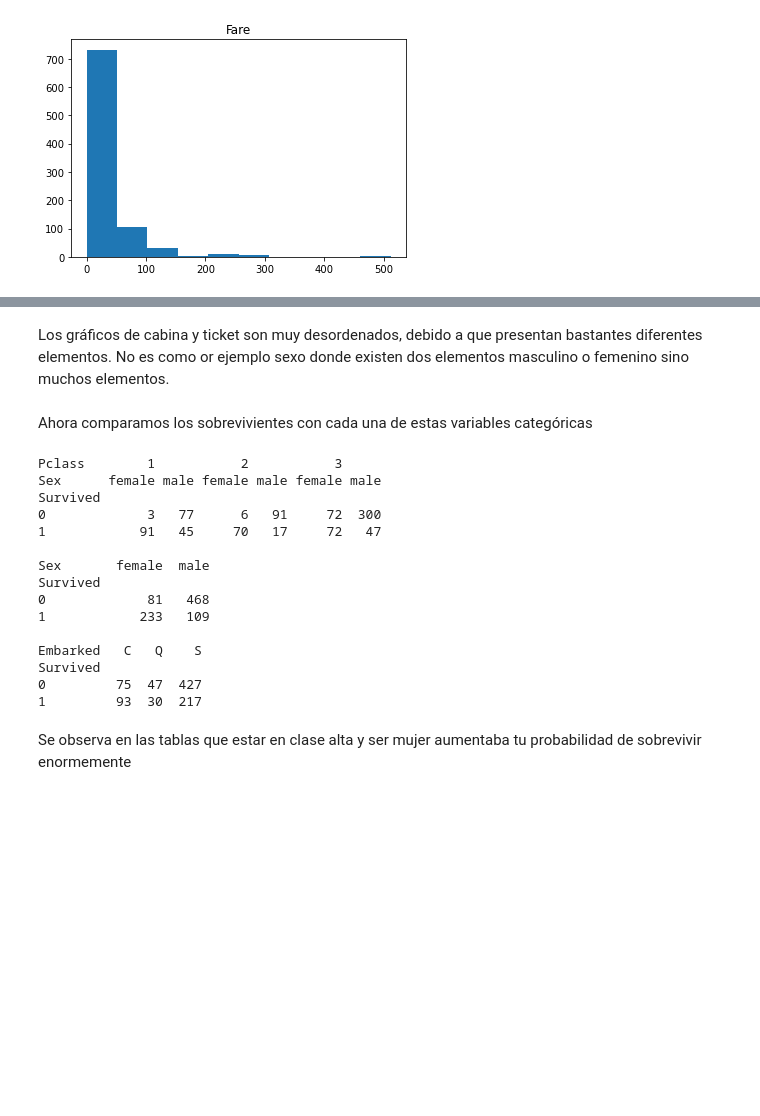
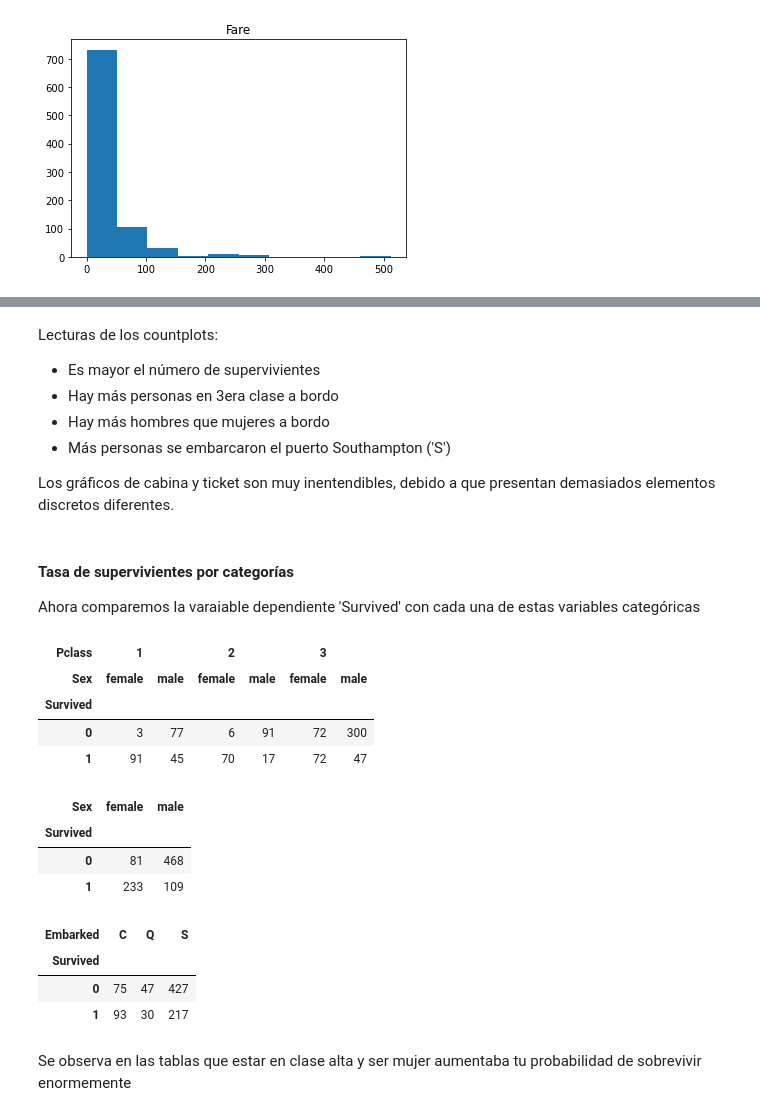
Before and after one commit to RichardSailema/Titanic-clasiffication-algorithms, a Jupyter notebook: Titanic Project.ipynb, the cells around one changed output, grey strips where cells are left out. Drawn from its saved outputs; the diff is of its cells as text; code cells hidden in the pictures; blank space fills up the shorter version.

```diff
--- a/Titanic Project.ipynb
+++ b/Titanic Project.ipynb
@@ -183,32 +209,45 @@ for i in df_cat.columns:
 # %% [markdown]
-Los gráficos de cabina y ticket son muy desordenados, debido a que presentan bastantes diferentes elementos. No es como or ejemplo sexo donde existen dos elementos masculino o femenino sino muchos elementos.
+Lecturas de los countplots:
+
+- Es mayor el número de supervivientes
+- Hay más personas en 3era clase a bordo
+- Hay más hombres que mujeres a bordo
+- Más personas se embarcaron el puerto Southampton ('S')
+
+Los gráficos de cabina y ticket son muy inentendibles, debido a que presentan demasiados elementos discretos diferentes.
 # %% [markdown]
-Ahora comparamos los sobrevivientes con cada una de estas variables categóricas
+#### Tasa de supervivientes por categorías
+
+Ahora comparemos la varaiable dependiente 'Survived' con cada una de estas variables categóricas
 # %%
-# La variable ticket en este caso me sirve como variable de apoyo para el conteo. dado cada que sus elementos son unicos
+# Pclass: tasa de supervivencia por clases en el barco
+# La variable ticket en este caso me sirve como primary key el conteo. dado cada que sus elementos son unicos
 pclass_table = pd.pivot_table(training, index = 'Survived', values = 'Ticket',  columns = ['Pclass', 'Sex'], aggfunc = 'count')
-sex_table = pd.pivot_table(training, index = 'Survived', values = 'Ticket',  columns = 'Sex', aggfunc = 'count')
-embarked_table = pd.pivot_table(training, index = 'Survived', values = 'Ticket',  columns = 'Embarked', aggfunc = 'count')
-
-print(f'{pclass_table}\n')
-print(f'{sex_table}\n')
-print(f'{embarked_table}')
+pclass_table
 # %% [output]
-Pclass        1           2           3
-Sex      female male female male female male
-Survived
-0             3   77      6   91     72  300
-1            91   45     70   17     72   47
-
-Sex       female  male
-Survived
-0             81   468
-1            233   109
-
-Embarked   C   Q    S
-Survived
-0         75  47  427
-1         93  30  217
+| Pclass | 1 |  | 2 |  | 3 |  |
+| Sex | female | male | female | male | female | male |
+| Survived |  |  |  |  |  |  |
+| 0 | 3 | 77 | 6 | 91 | 72 | 300 |
+| 1 | 91 | 45 | 70 | 17 | 72 | 47 |
+# %%
+# Sex: tasas de supervivencia por sexo del pasajero
+sex_table = pd.pivot_table(training, index = 'Survived', values = 'Ticket',  columns = 'Sex', aggfunc = 'count')
+sex_table
+# %% [output]
+| Sex | female | male |
+| Survived |  |  |
+| 0 | 81 | 468 |
+| 1 | 233 | 109 |
+# %%
+# Embarked: tasa de supervivencia por el tipo de embarque
+embarked_table = pd.pivot_table(training, index = 'Survived', values = 'Ticket',  columns = 'Embarked', aggfunc = 'count')
+embarked_table
+# %% [output]
+| Embarked | C | Q | S |
+| Survived |  |  |  |
+| 0 | 75 | 47 | 427 |
+| 1 | 93 | 30 | 217 |
 # %% [markdown]
 Se observa en las tablas que estar en clase alta y ser mujer aumentaba tu probabilidad de sobrevivir enormemente
 # %% [markdown]
```
Also changed, not shown: parts of 72 cells of this notebook, 6 other files.
